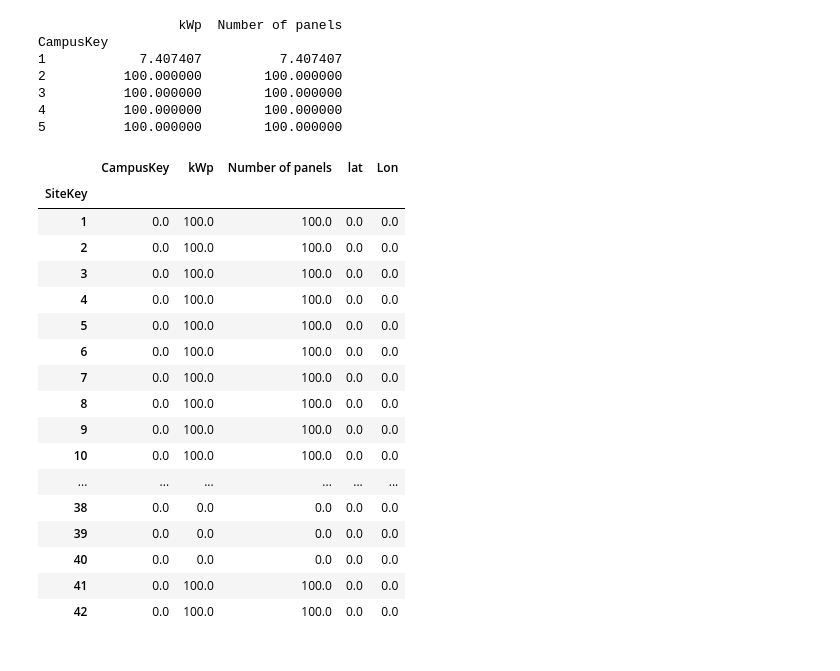
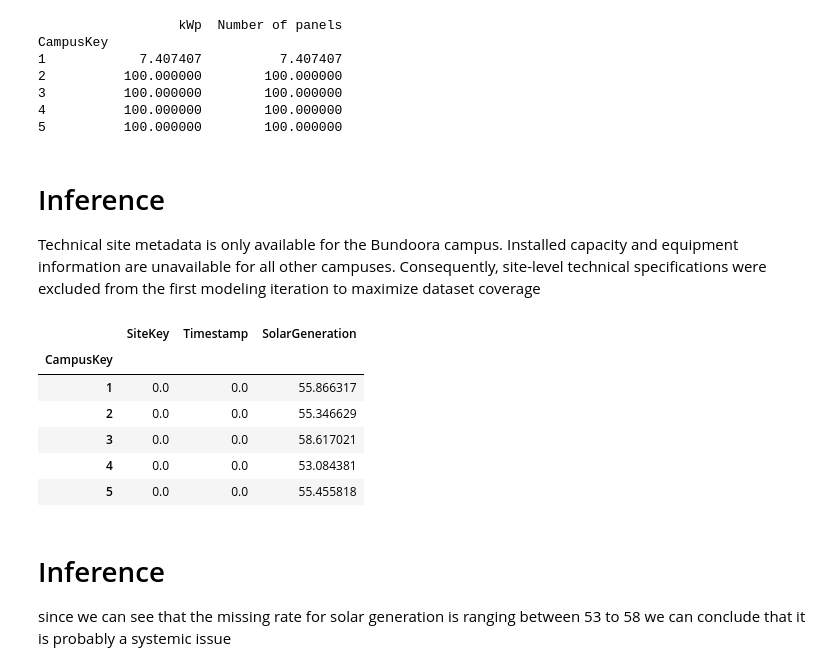
Before and after one commit to Aztec-h/solar-performance-intelligence, a Jupyter notebook: src/notebooks/01_data_quality.ipynb, the cells around one changed output. Drawn from its saved outputs; the diff is of its cells as text; code cells hidden in the pictures.

Commit message:
some cool changes ? fkasss 6 hrs man wtf was this dataset

```diff
--- a/src/notebooks/01_data_quality.ipynb
+++ b/src/notebooks/01_data_quality.ipynb
@@ -141,24 +141,19 @@ CampusKey
 3          100.000000        100.000000
 4          100.000000        100.000000
 5          100.000000        100.000000
+# %% [markdown]
+# Inference
+Technical site metadata is only available for the Bundoora campus. Installed capacity and equipment information are unavailable for all other campuses. Consequently, site-level technical specifications were excluded from the first modeling iteration to maximize dataset coverage
 # %%
-sites_clean.groupby(sites_clean['SiteKey']).agg(lambda x: x.isna().mean() * 100)
+generation.groupby('CampusKey').apply(lambda x: x.isnull().mean() * 100)
 # %% [output]
-|  | CampusKey | kWp | Number of panels | lat | Lon |
-| SiteKey |  |  |  |  |  |
-| 1 | 0.0 | 100.0 | 100.0 | 0.0 | 0.0 |
-| 2 | 0.0 | 100.0 | 100.0 | 0.0 | 0.0 |
-| 3 | 0.0 | 100.0 | 100.0 | 0.0 | 0.0 |
-| 4 | 0.0 | 100.0 | 100.0 | 0.0 | 0.0 |
-| 5 | 0.0 | 100.0 | 100.0 | 0.0 | 0.0 |
-| 6 | 0.0 | 100.0 | 100.0 | 0.0 | 0.0 |
-| 7 | 0.0 | 100.0 | 100.0 | 0.0 | 0.0 |
-| 8 | 0.0 | 100.0 | 100.0 | 0.0 | 0.0 |
-| 9 | 0.0 | 100.0 | 100.0 | 0.0 | 0.0 |
-| 10 | 0.0 | 100.0 | 100.0 | 0.0 | 0.0 |
-| ... | ... | ... | ... | ... | ... |
-| 38 | 0.0 | 0.0 | 0.0 | 0.0 | 0.0 |
-| 39 | 0.0 | 0.0 | 0.0 | 0.0 | 0.0 |
-| 40 | 0.0 | 0.0 | 0.0 | 0.0 | 0.0 |
-| 41 | 0.0 | 100.0 | 100.0 | 0.0 | 0.0 |
-| 42 | 0.0 | 100.0 | 100.0 | 0.0 | 0.0 |
+|  | SiteKey | Timestamp | SolarGeneration |
+| CampusKey |  |  |  |
+| 1 | 0.0 | 0.0 | 55.866317 |
+| 2 | 0.0 | 0.0 | 55.346629 |
+| 3 | 0.0 | 0.0 | 58.617021 |
+| 4 | 0.0 | 0.0 | 53.084381 |
+| 5 | 0.0 | 0.0 | 55.455818 |
+# %% [markdown]
+# Inference
+since we can see that the missing rate for solar generation is ranging between 53 to 58 we can conclude that it is probably a systemic issue
```
Also changed, not shown: parts of 26 cells of this notebook, 19 other files.
